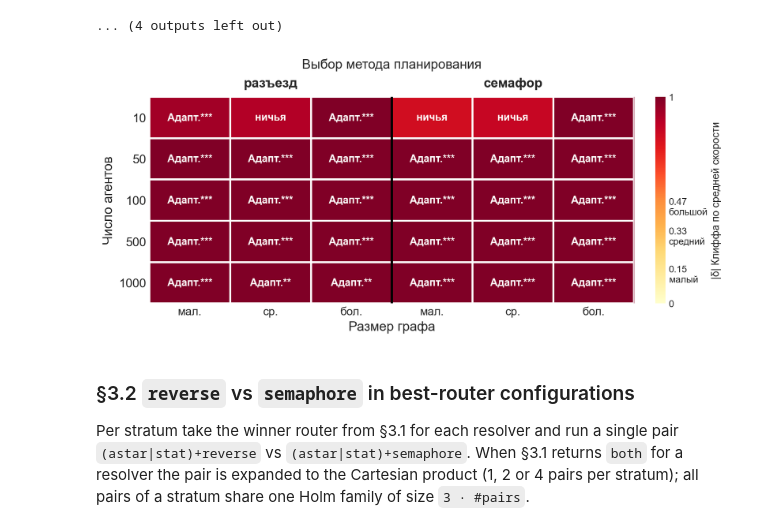
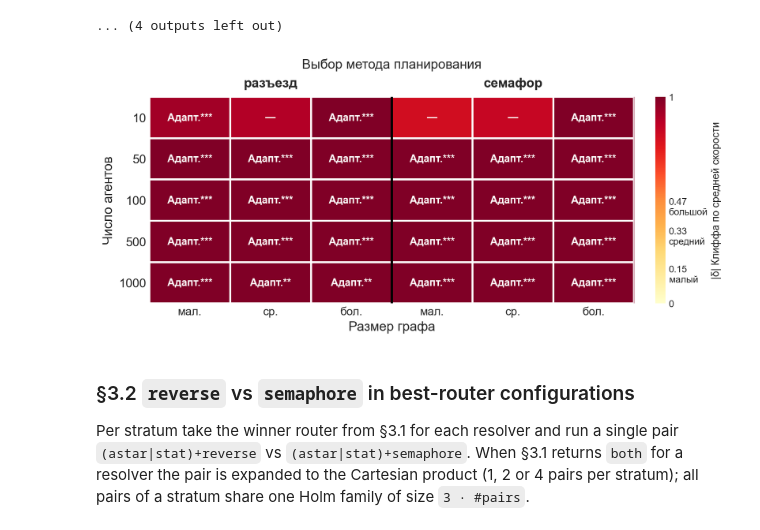
Before and after one commit to iktovr/master-diploma, a Jupyter notebook: src/demo/report.ipynb, the cells around one changed output. Drawn from its saved outputs; the diff is of its cells as text; code cells hidden in the pictures.

```diff
--- a/src/demo/report.ipynb
+++ b/src/demo/report.ipynb
@@ -416,7 +416,7 @@ winner router by avg_order_time:
 _RU_ROUTER = {
     'astar': 'A*',
     'stat':  'Адапт.',
-    'tie':   'ничья',
+    'tie':   '—',
     'both':  'Любой',
 }
 _RU_RESOLVER_31 = {'reverse': 'разъезд', 'semaphore': 'семафор'}
@@ -486,34 +486,34 @@ for i in range(_nrows):
         label = _RU_ROUTER.get(win, win)
         stars = _stars31(p) if win in ('astar', 'stat') else ''
         text = f'{label}{stars}' if stars else label
         intensity = d if not np.isnan(d) else 0.0
         color = 'white' if intensity > 0.6 else 'black'
         ax.text(j, i, text, ha='center', va='center', fontsize=11,
                 color=color, fontweight='bold')
 
 ax.set_xticks(np.arange(-.5, _ncols, 1), minor=True)
 ax.set_yticks(np.arange(-.5, _nrows, 1), minor=True)
 ax.grid(False, which='major')
 ax.grid(True, which='minor', color='white', linewidth=2)
 # Thicker divider between the two resolver groups.
 ax.axvline(_group_size - 0.5, color='black', linewidth=2.5)
 ax.tick_params(which='both', length=0)
 for _spine in ax.spines.values():
     _spine.set_visible(False)
 
 cbar = fig.colorbar(im, ax=ax, fraction=0.046, pad=0.04,
                     ticks=[0.0, 0.147, 0.33, 0.474, 1.0])
 cbar.ax.set_yticklabels(['0', '0.15\nмалый', '0.33\nсредний', '0.47\nбольшой', '1'],
                         fontsize=10)
 cbar.set_label('|δ| Клиффа по средней скорости', fontsize=11)
 cbar.ax.grid(False)
 cbar.outline.set_visible(False)
 cbar.ax.tick_params(length=0)
 
 plt.tight_layout()
 plt.show()
 # %% [output]
-[figure, old version]
+[figure, new version]
 # %% [markdown]
 ### §3.2 `reverse` vs `semaphore` in best-router configurations
 
```
Also changed, not shown: 20 other files.
